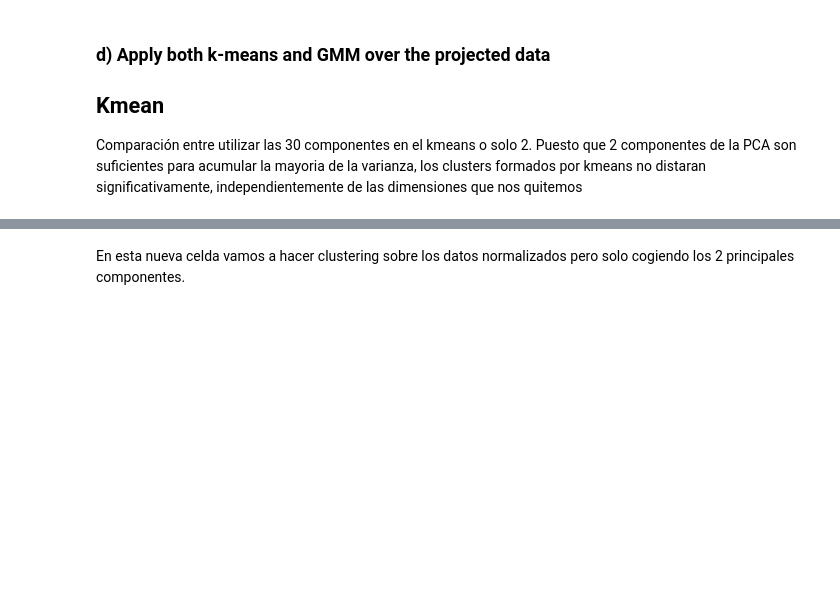
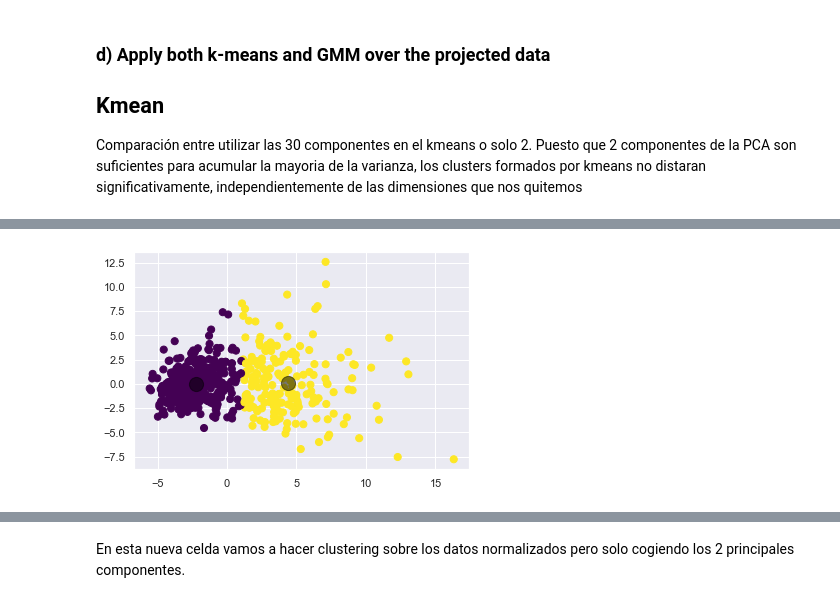
Before and after one commit to Huertas97/APAU_practicas, a Jupyter notebook: Tarea_3/Practica_3/notebook_Clustering_Guille_2.ipynb, the cells around one changed output, grey strips where cells are left out. Saved outputs shown, nothing was run; the diff lists cells and outputs as text; code cells hidden in the pictures; blank space fills up the shorter version.

```diff
--- a/Tarea_3/Practica_3/notebook_Clustering_Guille_2.ipynb
+++ b/Tarea_3/Practica_3/notebook_Clustering_Guille_2.ipynb
@@ -899,3 +901,32 @@ La varianza que consigues explicar con estos componentes es: 0.9911301840050235
+# %%
+# Normalizamos
+df_wbcd_std = sklearn.preprocessing.StandardScaler().fit_transform(df_wdbc)
+
+
+# Hacemos PCA para 30 componentes.
+pca30 = PCA(n_components=2)
+
+# Explicar ploteando solo dos componentes
+df_wbcd_std_pca = pca30.fit(df_wbcd_std).transform(df_wbcd_std)
+
+X_std_pca=np.array(df_wbcd_std_pca)
+
+kmeans = KMeans(n_clusters=2, n_init=50)
+
+# estimate model parameters with the EM algorithm
+kmeans.fit(X_std_pca)
+
+# predict the closest cluster each sample in X belongs to
+y_kmeans = kmeans.predict(X_std_pca)
+
+# plot the original data and the predicted clusters
+plt.scatter(X_std_pca[:, 0], X_std_pca[:, 1], c=y_kmeans, s=50, cmap='viridis')
+
+# plot the cluster centers
+centers = kmeans.cluster_centers_
+plt.scatter(centers[:, 0], centers[:, 1], c='black', s=200, alpha=0.5);
+# %% [output]
+[figure, added]
 # %% [markdown]
 **Con el resultado anterior ya estamos viendo que la clusterización observada en 2D presenta puntos amarillos y lilas mezclados. Esto se debe a que K-means clusteriza teniendo en cuenta las 30 dimensiones por cada punto, y nosotros le pedimos luego que plotee en 2D**
 
```
Also changed, not shown: parts of 9 cells of this notebook.
